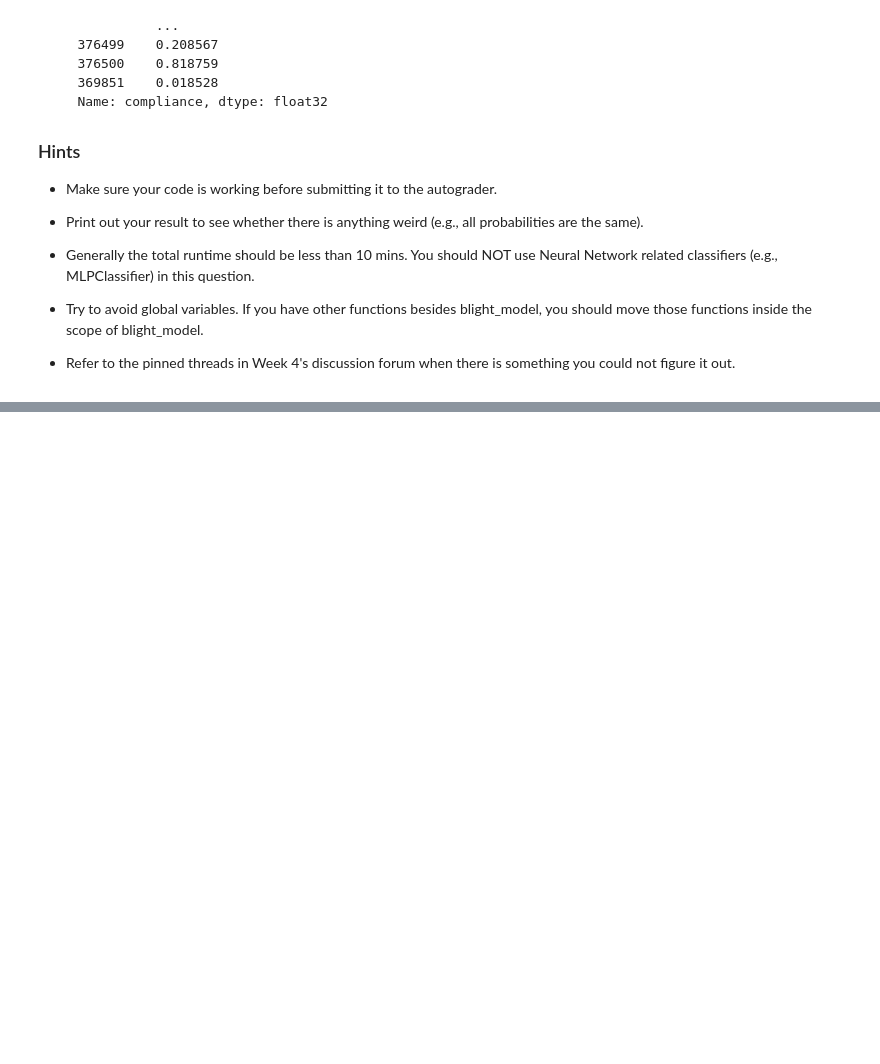
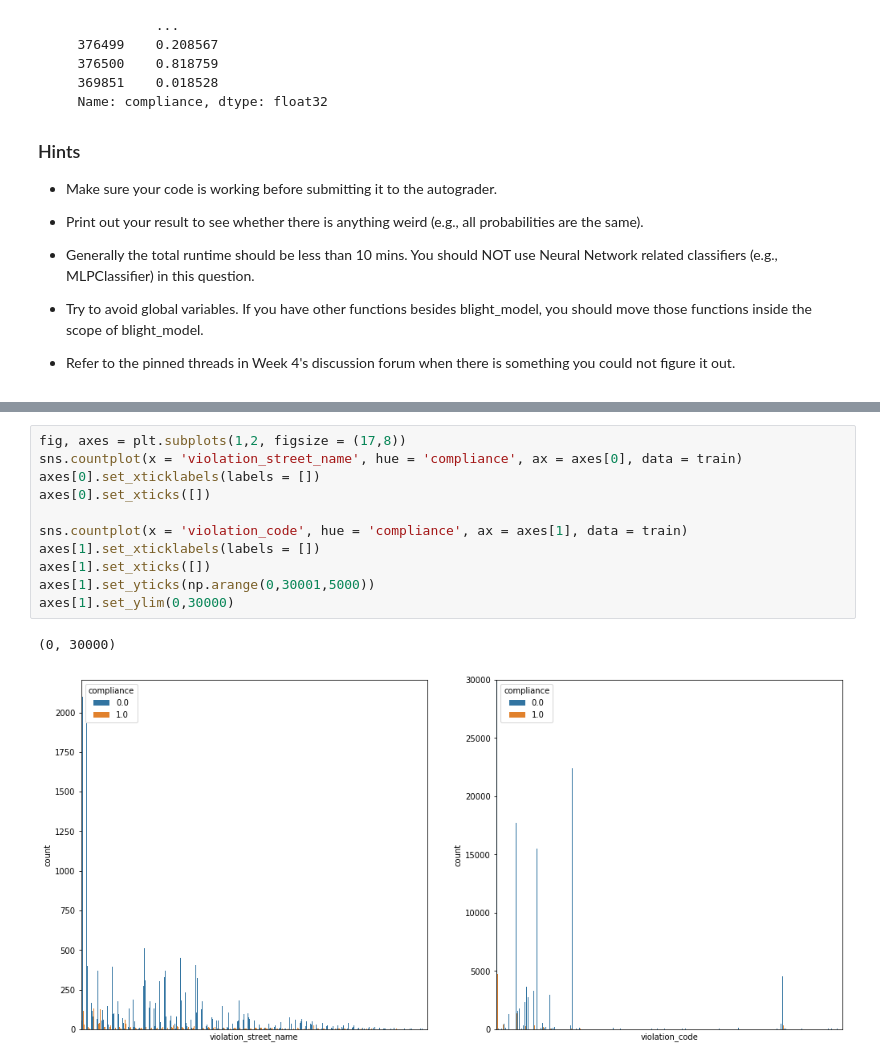
Before and after one commit to AustinChase/Applied_Data_Science, a Jupyter notebook: Module_3/Assignment+4.ipynb, the cells around one changed output, grey strips where cells are left out. Saved outputs shown, nothing was run; the diff lists cells and outputs as text; blank space fills up the shorter version.

```diff
--- a/Module_3/Assignment+4.ipynb
+++ b/Module_3/Assignment+4.ipynb
@@ -114,0 +197,14 @@ Example:
+# %%
+fig, axes = plt.subplots(1,2, figsize = (17,8))
+sns.countplot(x = 'violation_street_name', hue = 'compliance', ax = axes[0], data = train)
+axes[0].set_xticklabels(labels = [])
+axes[0].set_xticks([])
+
+sns.countplot(x = 'violation_code', hue = 'compliance', ax = axes[1], data = train)
+axes[1].set_xticklabels(labels = [])
+axes[1].set_xticks([])
+axes[1].set_yticks(np.arange(0,30001,5000))
+axes[1].set_ylim(0,30000)
+# %% [output]
+(0, 30000)
+[figure, added]
```
Also changed, not shown: parts of 8 cells of this notebook.
